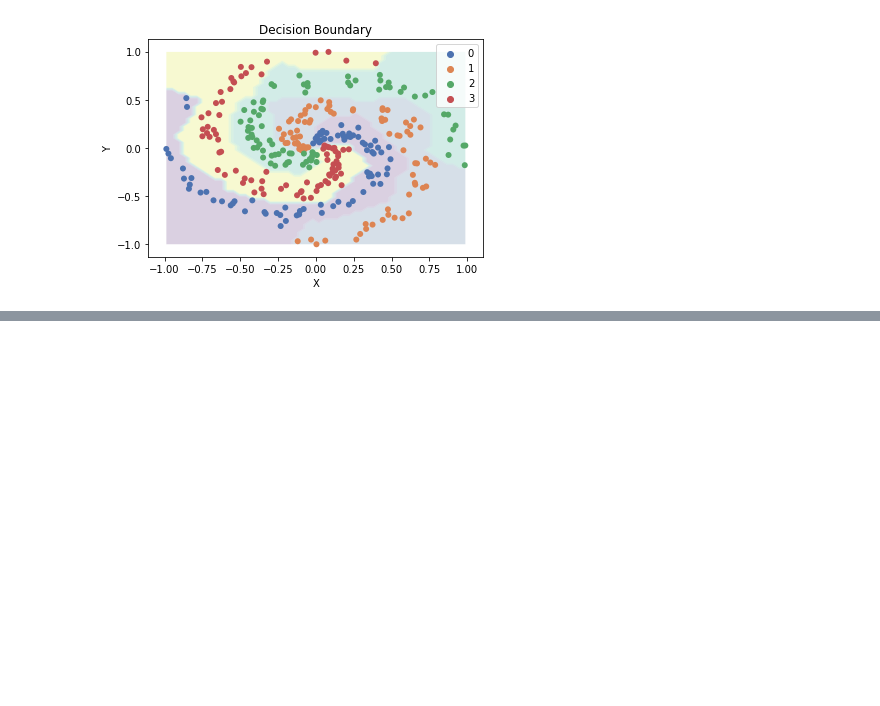
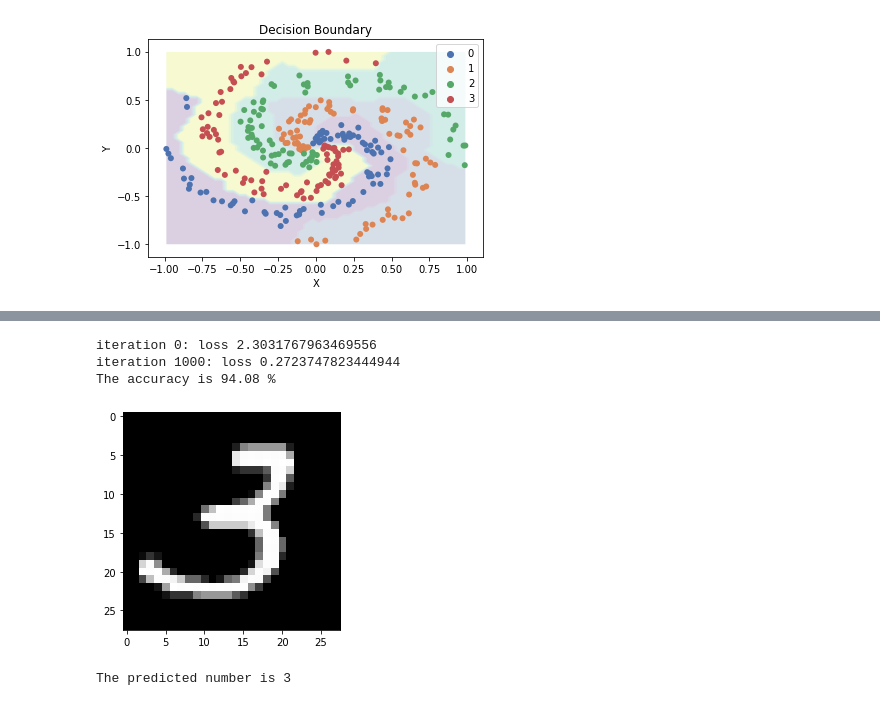
Before and after one commit to szjunma/ML-Algorithm-with-Python, a Jupyter notebook: neural_network/neural_network.ipynb, the cells around one changed output, grey strips where cells are left out. Drawn from its saved outputs; the diff is of its cells as text; code cells hidden in the pictures; blank space fills up the shorter version.

Commit message:
add nn on mnist dataset in notebook

```diff
--- a/neural_network/neural_network.ipynb
+++ b/neural_network/neural_network.ipynb
@@ -158,0 +175,17 @@ plt.show()
+# %%
+num_iters = 2000
+mnist_para = nnet(trainx_norm, trainy, step_size = 0.4, lam = 0.001, h = 10, num_iters = num_iters)
+predicted = predict(trainx_norm, mnist_para)
+print('The accuracy is {:.2f} %'.format(sum(predicted == trainy_)/len(trainy_)*100))
+# %% [output]
+iteration 0: loss 2.3031767963469556
+iteration 1000: loss 0.2723747823444944
+The accuracy is 94.08 %
+# %%
+idx = np.random.randint(test.shape[0])
+plt.imshow(test[idx].reshape(28, 28), cmap='gray')
+plt.show()
+print('The predicted number is {}'.format(predict(test[idx]/255, mnist_para)[0]))
+# %% [output]
+[figure, added]
+The predicted number is 3
```
Also changed, not shown: parts of 4 cells of this notebook.
